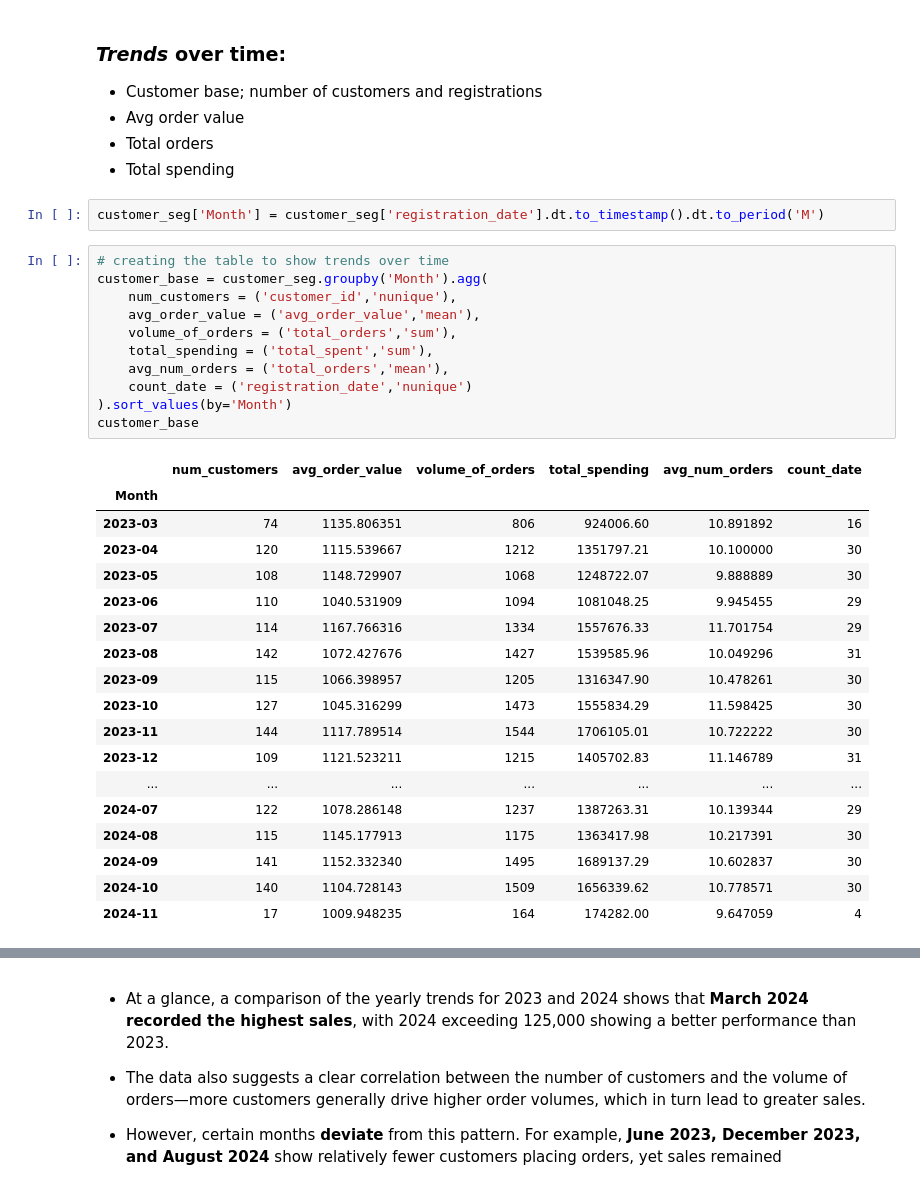
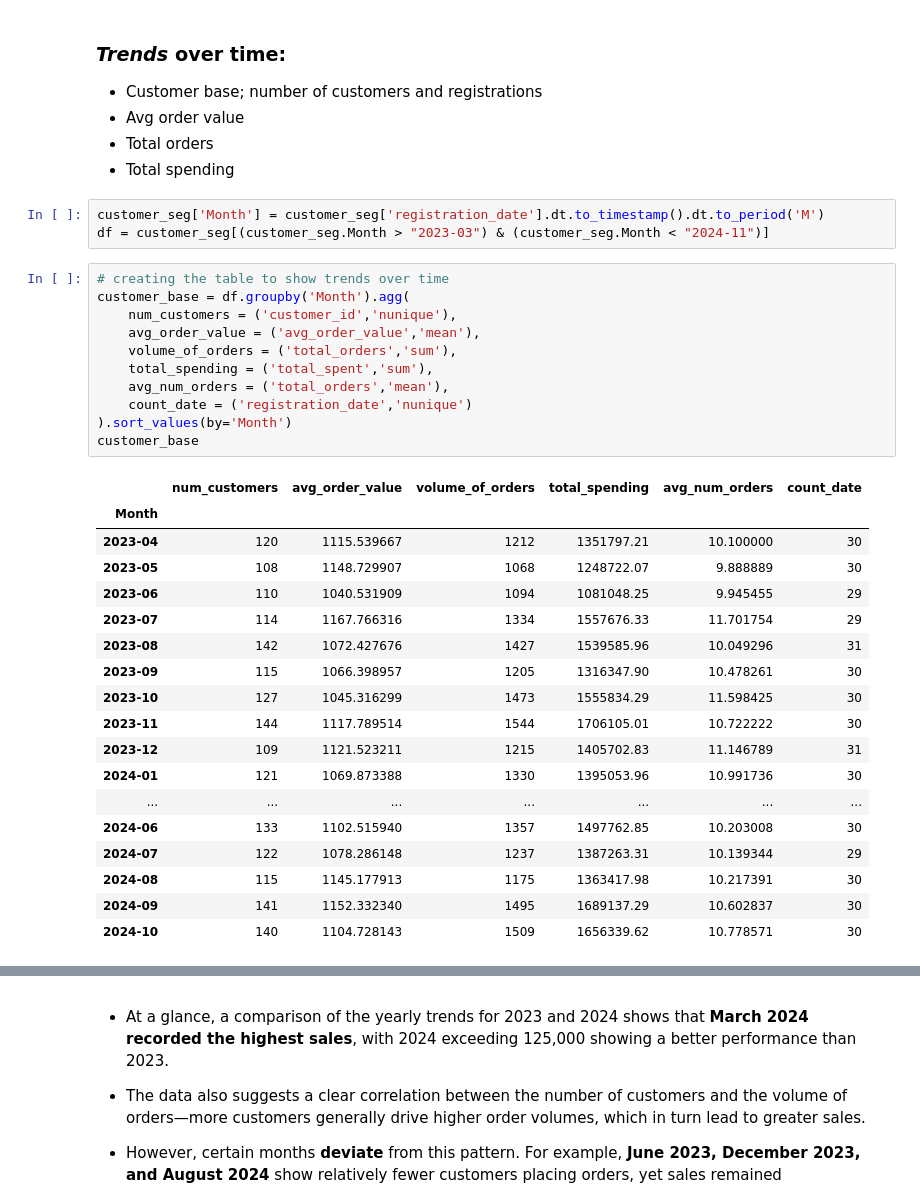
Before and after one commit to Joan-Njoki-Mwangi/Blinkit-Grocery-Store-Deep-Dive, a Jupyter notebook: Blinkit_Grocery_Store_Deep_Dive.ipynb, the cells around one changed output, grey strips where cells are left out. Cells and saved outputs as stored; diff of their text form.

```diff
--- a/Blinkit_Grocery_Store_Deep_Dive.ipynb
+++ b/Blinkit_Grocery_Store_Deep_Dive.ipynb
@@ -219,21 +220,21 @@ Mangalore, Muzaffarpur, Srikakulam = Low ROI zones; require cost-benefit analysi
 *   Total spending
 # %%
 customer_seg['Month'] = customer_seg['registration_date'].dt.to_timestamp().dt.to_period('M')
+df = customer_seg[(customer_seg.Month > "2023-03") & (customer_seg.Month < "2024-11")]
 # %%
 # creating the table to show trends over time
-customer_base = customer_seg.groupby('Month').agg(
+customer_base = df.groupby('Month').agg(
     num_customers = ('customer_id','nunique'),
     avg_order_value = ('avg_order_value','mean'),
     volume_of_orders = ('total_orders','sum'),
     total_spending = ('total_spent','sum'),
     avg_num_orders = ('total_orders','mean'),
     count_date = ('registration_date','nunique')
 ).sort_values(by='Month')
 customer_base
 # %% [output]
 |  | num_customers | avg_order_value | volume_of_orders | total_spending | avg_num_orders | count_date |
 | Month |  |  |  |  |  |  |
-| 2023-03 | 74 | 1135.806351 | 806 | 924006.60 | 10.891892 | 16 |
 | 2023-04 | 120 | 1115.539667 | 1212 | 1351797.21 | 10.100000 | 30 |
 | 2023-05 | 108 | 1148.729907 | 1068 | 1248722.07 | 9.888889 | 30 |
 | 2023-06 | 110 | 1040.531909 | 1094 | 1081048.25 | 9.945455 | 29 |
@@ -243,12 +244,13 @@ customer_base
 | 2023-10 | 127 | 1045.316299 | 1473 | 1555834.29 | 11.598425 | 30 |
 | 2023-11 | 144 | 1117.789514 | 1544 | 1706105.01 | 10.722222 | 30 |
 | 2023-12 | 109 | 1121.523211 | 1215 | 1405702.83 | 11.146789 | 31 |
+| 2024-01 | 121 | 1069.873388 | 1330 | 1395053.96 | 10.991736 | 30 |
 | ... | ... | ... | ... | ... | ... | ... |
+| 2024-06 | 133 | 1102.515940 | 1357 | 1497762.85 | 10.203008 | 30 |
 | 2024-07 | 122 | 1078.286148 | 1237 | 1387263.31 | 10.139344 | 29 |
 | 2024-08 | 115 | 1145.177913 | 1175 | 1363417.98 | 10.217391 | 30 |
 | 2024-09 | 141 | 1152.332340 | 1495 | 1689137.29 | 10.602837 | 30 |
 | 2024-10 | 140 | 1104.728143 | 1509 | 1656339.62 | 10.778571 | 30 |
-| 2024-11 | 17 | 1009.948235 | 164 | 174282.00 | 9.647059 | 4 |
 # %% [markdown]
 *Having established a baseline with key data points, including average spend, total sales generated, order volumes (both average and total), and the number of customers — the analysis will explore the following:*
 
```
Also changed, not shown: parts of 12 cells of this notebook.
